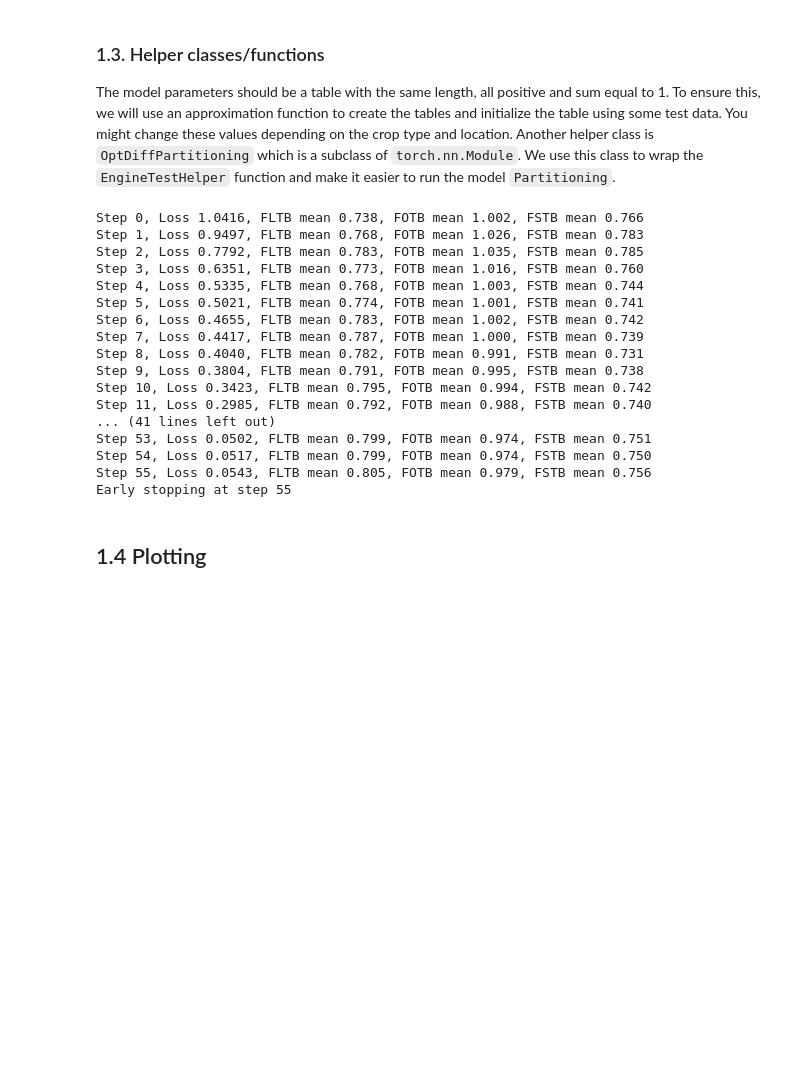
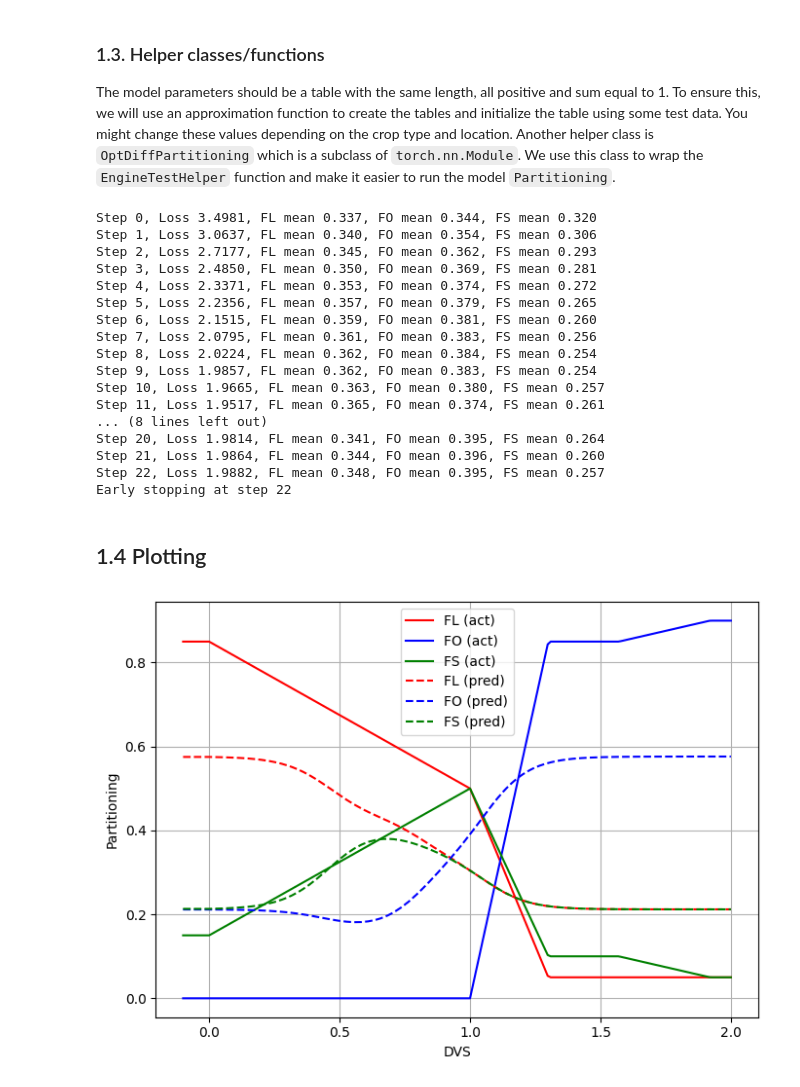
Before and after one commit to WUR-AI/diffWOFOST, a Jupyter notebook: docs/notebooks/optimization_partitioning.ipynb, the cells around one changed output. Saved outputs shown, nothing was run; the diff lists cells and outputs as text; code cells hidden in the pictures; blank space fills up the shorter version.

```diff
--- a/docs/notebooks/optimization_partitioning.ipynb
+++ b/docs/notebooks/optimization_partitioning.ipynb
@@ -217,9 +210,9 @@ for step in range(101):
     loss.backward()
     optimizer.step()
 
-    fltb, fotb, fstb = opt_model.get_tables()
+    fl, fo, fs = opt_model.get_partitions()
 
-    print(f"Step {step}, Loss {loss.item():.4f}, FLTB mean {fltb.mean():.3f}, FOTB mean {fotb.mean():.3f}, FSTB mean {fstb.mean():.3f}")
+    print(f"Step {step}, Loss {loss.item():.4f}, FL mean {fl.mean():.3f}, FO mean {fo.mean():.3f}, FS mean {fs.mean():.3f}")
     # Early stopping logic
     if loss.item() < best_loss - min_delta:
         best_loss = loss.item()
@@ -230,23 +223,23 @@ for step in range(101):
             print(f"Early stopping at step {step}")
             break
 # %% [output]
-Step 0, Loss 1.0416, FLTB mean 0.738, FOTB mean 1.002, FSTB mean 0.766
-Step 1, Loss 0.9497, FLTB mean 0.768, FOTB mean 1.026, FSTB mean 0.783
-Step 2, Loss 0.7792, FLTB mean 0.783, FOTB mean 1.035, FSTB mean 0.785
-Step 3, Loss 0.6351, FLTB mean 0.773, FOTB mean 1.016, FSTB mean 0.760
-Step 4, Loss 0.5335, FLTB mean 0.768, FOTB mean 1.003, FSTB mean 0.744
-Step 5, Loss 0.5021, FLTB mean 0.774, FOTB mean 1.001, FSTB mean 0.741
-Step 6, Loss 0.4655, FLTB mean 0.783, FOTB mean 1.002, FSTB mean 0.742
-Step 7, Loss 0.4417, FLTB mean 0.787, FOTB mean 1.000, FSTB mean 0.739
-Step 8, Loss 0.4040, FLTB mean 0.782, FOTB mean 0.991, FSTB mean 0.731
-Step 9, Loss 0.3804, FLTB mean 0.791, FOTB mean 0.995, FSTB mean 0.738
-Step 10, Loss 0.3423, FLTB mean 0.795, FOTB mean 0.994, FSTB mean 0.742
-Step 11, Loss 0.2985, FLTB mean 0.792, FOTB mean 0.988, FSTB mean 0.740
-... (41 lines left out)
-Step 53, Loss 0.0502, FLTB mean 0.799, FOTB mean 0.974, FSTB mean 0.751
-Step 54, Loss 0.0517, FLTB mean 0.799, FOTB mean 0.974, FSTB mean 0.750
-Step 55, Loss 0.0543, FLTB mean 0.805, FOTB mean 0.979, FSTB mean 0.756
-Early stopping at step 55
+Step 0, Loss 3.4981, FL mean 0.337, FO mean 0.344, FS mean 0.320
+Step 1, Loss 3.0637, FL mean 0.340, FO mean 0.354, FS mean 0.306
+Step 2, Loss 2.7177, FL mean 0.345, FO mean 0.362, FS mean 0.293
+Step 3, Loss 2.4850, FL mean 0.350, FO mean 0.369, FS mean 0.281
+Step 4, Loss 2.3371, FL mean 0.353, FO mean 0.374, FS mean 0.272
+Step 5, Loss 2.2356, FL mean 0.357, FO mean 0.379, FS mean 0.265
+Step 6, Loss 2.1515, FL mean 0.359, FO mean 0.381, FS mean 0.260
+Step 7, Loss 2.0795, FL mean 0.361, FO mean 0.383, FS mean 0.256
+Step 8, Loss 2.0224, FL mean 0.362, FO mean 0.384, FS mean 0.254
+Step 9, Loss 1.9857, FL mean 0.362, FO mean 0.383, FS mean 0.254
+Step 10, Loss 1.9665, FL mean 0.363, FO mean 0.380, FS mean 0.257
+Step 11, Loss 1.9517, FL mean 0.365, FO mean 0.374, FS mean 0.261
+... (8 lines left out)
+Step 20, Loss 1.9814, FL mean 0.341, FO mean 0.395, FS mean 0.264
+Step 21, Loss 1.9864, FL mean 0.344, FO mean 0.396, FS mean 0.260
+Step 22, Loss 1.9882, FL mean 0.348, FO mean 0.395, FS mean 0.257
+Early stopping at step 22
 # %% [markdown]
 ## 1.4 Plotting
 # %%
@@ -266 +259,36 @@ def plot_xy_table(tbl, label=None, marker=".", color="r"):
+# %%
+# ---- compare the results with test data ----
+plt.figure(figsize=(7, 5))
+
+dvs = torch.tensor([float(item["DVS"]) for item in external_states], dtype=torch.float32)
+
+# Actual (dashed)
+fl, fo, fs = expected_results[0, :, 0], expected_results[0, :, 1], expected_results[0, :, 2]
+fltb_act = torch.stack([dvs, fl], dim=1).flatten()
+fotb_act = torch.stack([dvs, fo], dim=1).flatten()
+fstb_act = torch.stack([dvs, fs], dim=1).flatten()
+
+plot_xy_table(fltb_act, label="FL (act)", color="r", linestyle="-")
+plot_xy_table(fotb_act, label="FO (act)", color="b", linestyle="-")
+plot_xy_table(fstb_act, label="FS (act)", color="g", linestyle="-")
+
+# predicted (solid)
+predictions = results.detach()
+fl, fo, fs = predictions[0, :, 0], predictions[0, :, 1], predictions[0, :, 2]
+fltb_opt = torch.stack([dvs, fl], dim=1).flatten()
+fotb_opt = torch.stack([dvs, fo], dim=1).flatten()
+fstb_opt = torch.stack([dvs, fs], dim=1).flatten()
+plot_xy_table(fltb_opt, label="FL (pred)", color="r", linestyle="--")
+plot_xy_table(fotb_opt, label="FO (pred)", color="b", linestyle="--")
+plot_xy_table(fstb_opt, label="FS (pred)", color="g", linestyle="--")
+
+plt.xlabel("DVS")
+plt.ylabel("Partitioning")
+plt.legend()
+plt.grid(True)
+
+plt.tight_layout()
+plt.show()
+# %% [output]
+[figure, added]
 # %%
```
Also changed, not shown: parts of 8 cells of this notebook.
